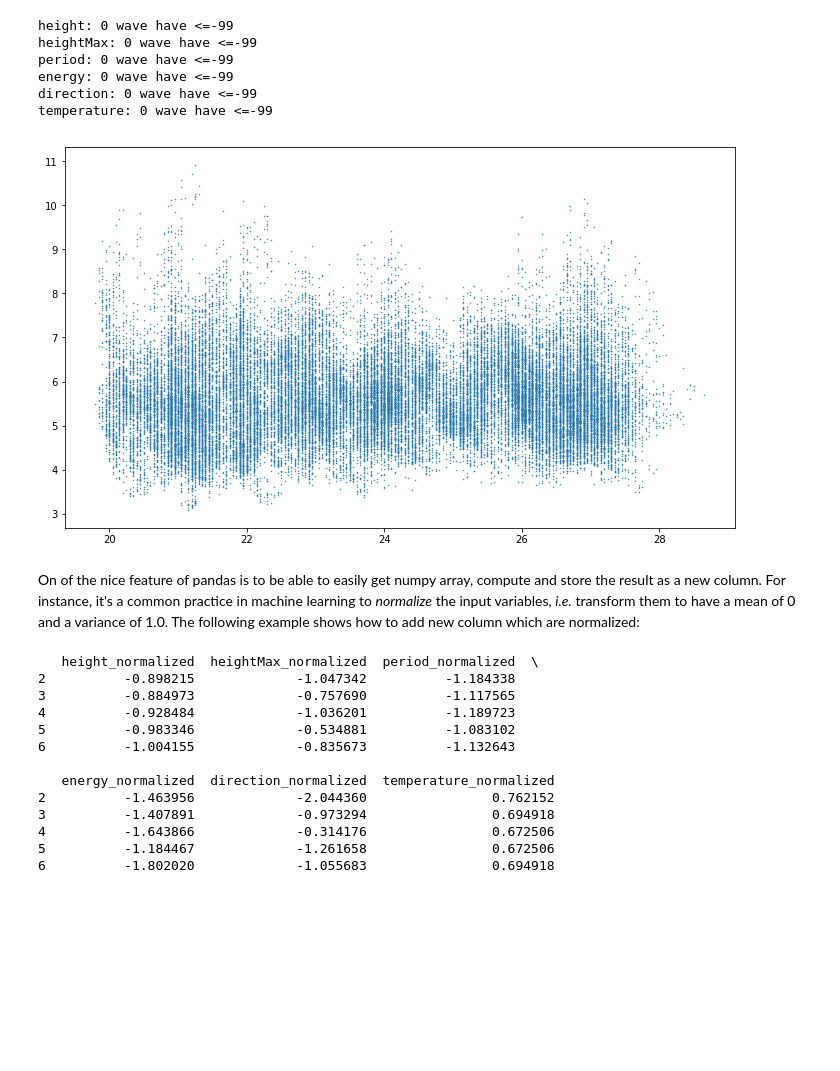
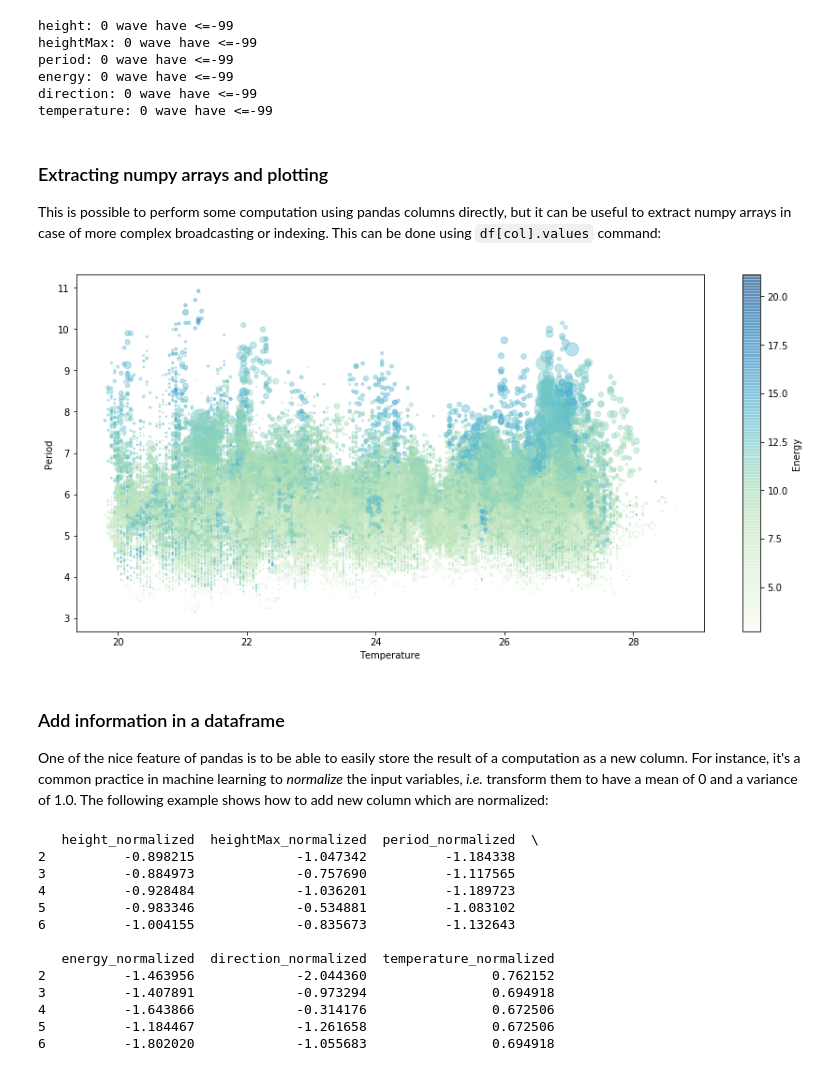
Before and after one commit to rmadar/lecture-python, a Jupyter notebook: lectures/3-ToolsToKnow.ipynb, the cells around one changed output. Saved outputs shown, nothing was run; the diff lists cells and outputs as text; code cells hidden in the pictures; blank space fills up the shorter version.

```diff
--- a/lectures/3-ToolsToKnow.ipynb
+++ b/lectures/3-ToolsToKnow.ipynb
@@ -226,17 +246,29 @@ period: 0 wave have <=-99
 energy: 0 wave have <=-99
 direction: 0 wave have <=-99
 temperature: 0 wave have <=-99
-# %%
-# Disable interactive matplotlib
-%matplotlib inline
-
-# Plot temperature vs period
-plt.figure(figsize=(12, 7))
-plt.scatter(df['temperature'], df['period'], s=0.2);
-# %% [output]
-[figure, removed]
+# %% [markdown]
+### Extracting numpy arrays and plotting
+
+This is possible to perform some computation using pandas columns directly, but it can be useful to extract numpy arrays in case of more complex broadcasting or indexing. This can be done using `df[col].values` command:
+# %%
+# Get numpy array for further manipulations
+T = df['temperature'].values
+P = df['period'].values
+H = df['heightMax'].values
+E = df['energy'].values
+# %%
+# Plot temperature vs period vs max_height vs energy
+plt.figure(figsize=(15, 7))
+plt.scatter(T, P , s=H**3, c=E, cmap='GnBu', alpha=0.4)
+plt.colorbar(label='Energy')
+plt.xlabel('Temperature')
+plt.ylabel('Period');
+# %% [output]
+[figure, added]
 # %% [markdown]
-On of the nice feature of pandas is to be able to easily get numpy array, compute and store the result as a new column. For instance, it's a common practice in machine learning to *normalize* the input variables, *i.e.* transform them to have a mean of 0 and a variance of 1.0. The following example shows how to add new column which are normalized:
+### Add information in a dataframe
+
+One of the nice feature of pandas is to be able to easily store the result of a computation as a new column. For instance, it's a common practice in machine learning to *normalize* the input variables, *i.e.* transform them to have a mean of 0 and a variance of 1.0. The following example shows how to add new column which are normalized:
 # %%
 def add_normalized_variable_to_df(col):
 
```
Also changed, not shown: parts of 21 cells of this notebook, 3 other files.
